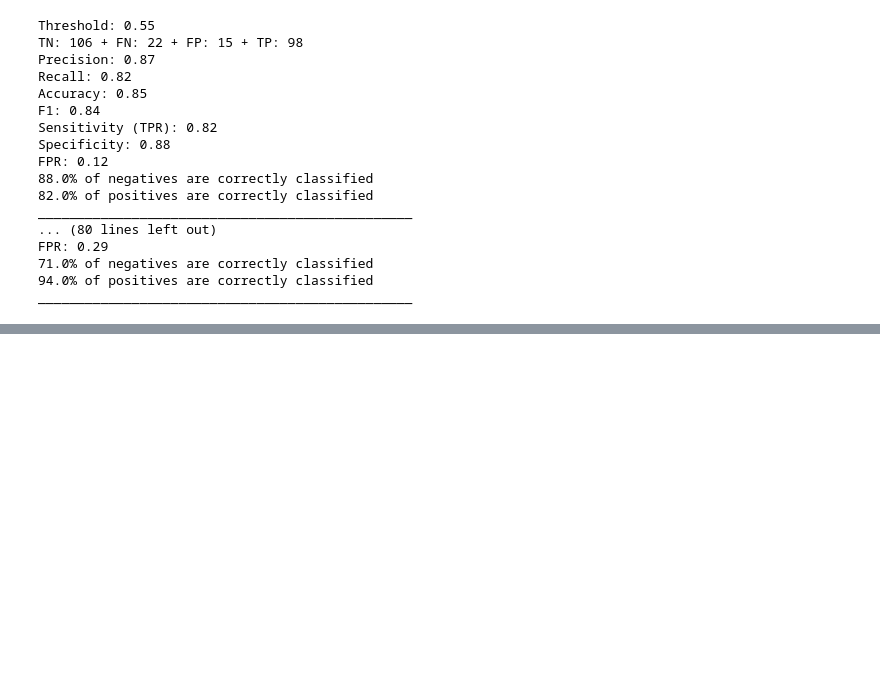
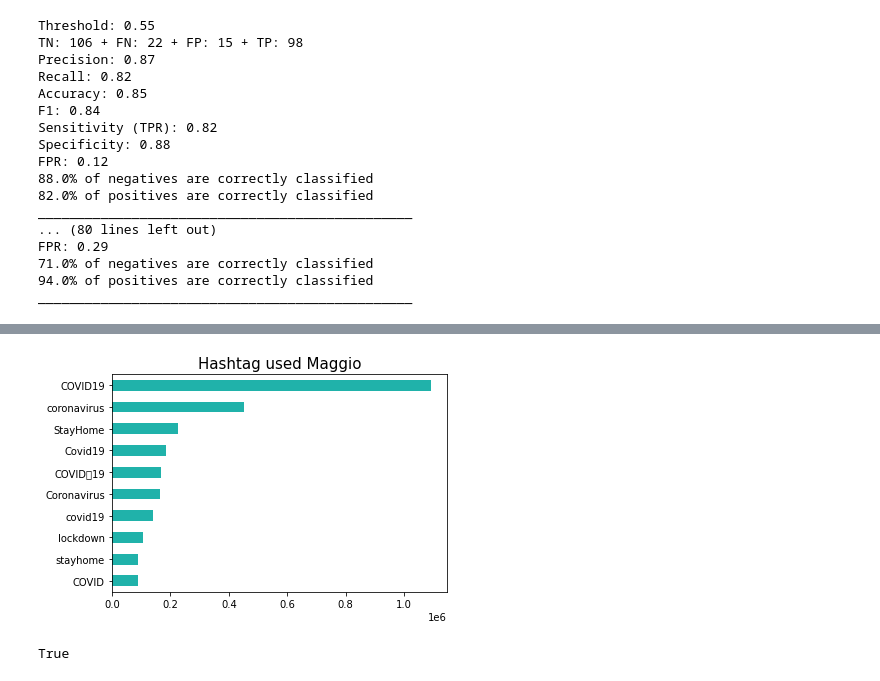
Before and after one commit to gi-ux/BachelorProject, a Jupyter notebook: notebook/misc/Process_Tweets.ipynb, the cells around one changed output, grey strips where cells are left out. Drawn from its saved outputs; the diff is of its cells as text; code cells hidden in the pictures; blank space fills up the shorter version.

```diff
--- a/notebook/misc/Process_Tweets.ipynb
+++ b/notebook/misc/Process_Tweets.ipynb
@@ -644,0 +655,4 @@ for i in xy:
+# %%
+paths = glob.glob("F:/Supsi/COVID-19-Tweets/large_files/hashtags/*.csv")
+x = pd.read_csv(paths[4], lineterminator="\n")
+x.rename(columns={})
@@ -644,0 +697,16 @@ for i in xy:
+# %%
+val = pd.Series(tweets_utils.hashtag_process(x))
+val = val.value_counts().sort_values(ascending=False)
+fig = plt.figure()
+ax = val[:10].plot(kind='barh', color='lightseagreen') #red #darkturquoise
+ax.set_title('Hashtag used Maggio', fontsize=15)
+ax.invert_yaxis()
+plt.show()
+# %% [output]
+[figure, added]
+# %%
+k = list(val.keys())
+"Qanon" in k
+"pizzagate"
+# %% [output]
+True
```
Also changed, not shown: parts of 11 cells of this notebook, 4 other files.
